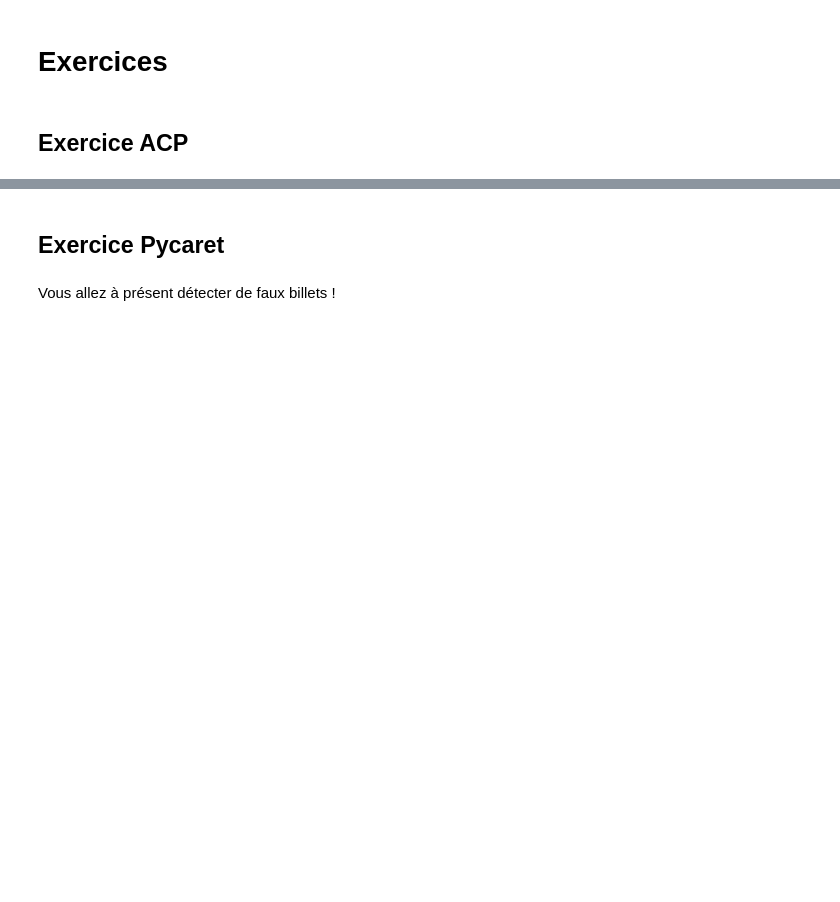
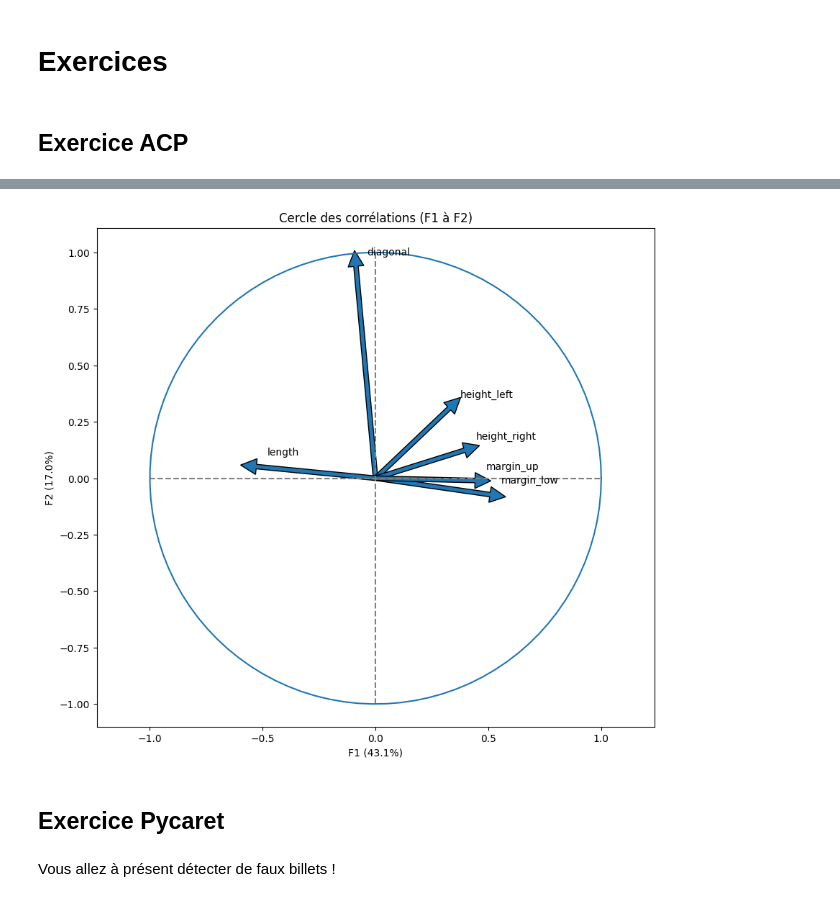
Before and after one commit to t7bo/SVM_Pycaret, a Jupyter notebook: exercices.ipynb, the cells around one changed output, grey strips where cells are left out. Drawn from its saved outputs; the diff is of its cells as text; code cells hidden in the pictures; blank space fills up the shorter version.

```diff
--- a/exercices.ipynb
+++ b/exercices.ipynb
@@ -5,3 +68,39 @@
+# %%
+features = data[data.columns[1:]].columns
+x, y = 0,1
+
+fig, ax = plt.subplots(figsize=(10, 9))
+for i in range(0, pca.components_.shape[1]):
+    ax.arrow(0,
+             0,  # Start the arrow at the origin
+             pca.components_[0, i],  #0 for PC1
+             pca.components_[1, i],  #1 for PC2
+             head_width=0.07,
+             head_length=0.07,
+             width=0.02,              )
+
+    plt.text(pca.components_[0, i] + 0.05,
+             pca.components_[1, i] + 0.05,
+             features[i])
+
+# affichage des lignes horizontales et verticales
+plt.plot([-1, 1], [0, 0], color='grey', ls='--')
+plt.plot([0, 0], [-1, 1], color='grey', ls='--')
+
+
+# nom des axes, avec le pourcentage d'inertie expliqué
+plt.xlabel('F{} ({}%)'.format(x+1, round(100*pca.explained_variance_ratio_[x],1)))
+plt.ylabel('F{} ({}%)'.format(y+1, round(100*pca.explained_variance_ratio_[y],1)))
+
+plt.title("Cercle des corrélations (F{} à F{})".format(x+1, y+1))
+
+
+an = np.linspace(0, 2 * np.pi, 100)
+plt.plot(np.cos(an), np.sin(an))  # Add a unit circle for scale
+plt.axis('equal')
+plt.show(block=False)
+# %% [output]
+[figure, added]
 # %% [markdown]
 ## Exercice Pycaret
 # %% [markdown]
```
Also changed, not shown: parts of 6 cells of this notebook.
